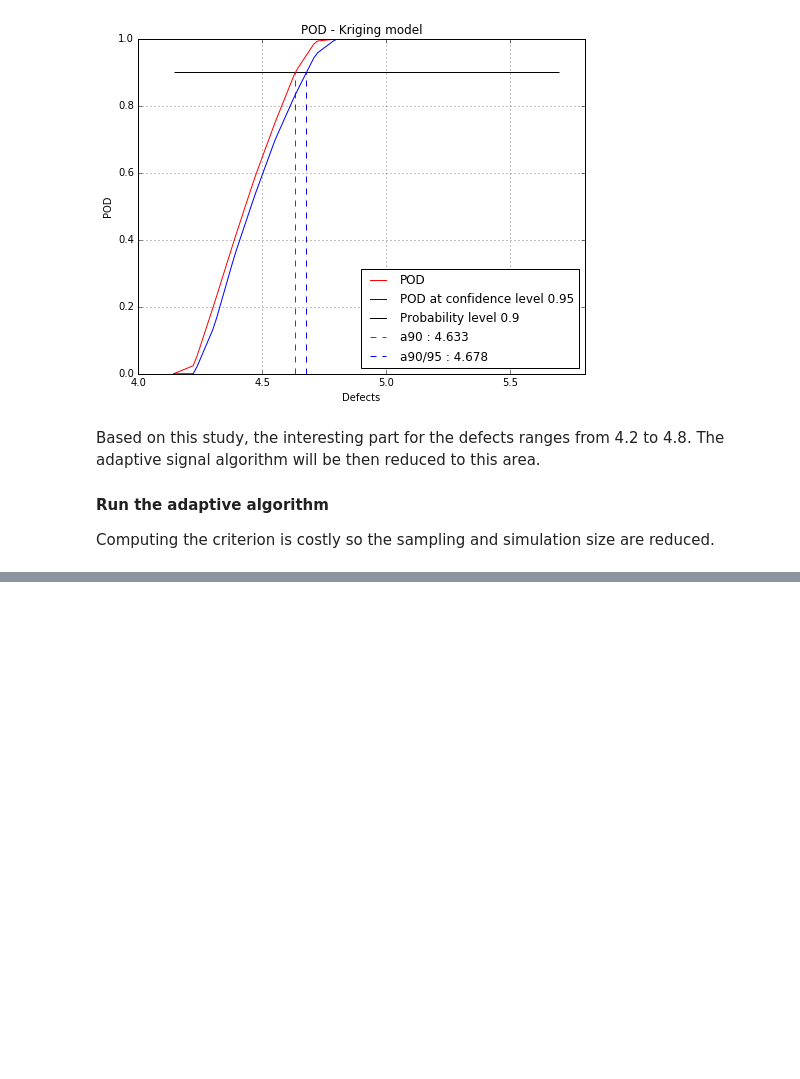
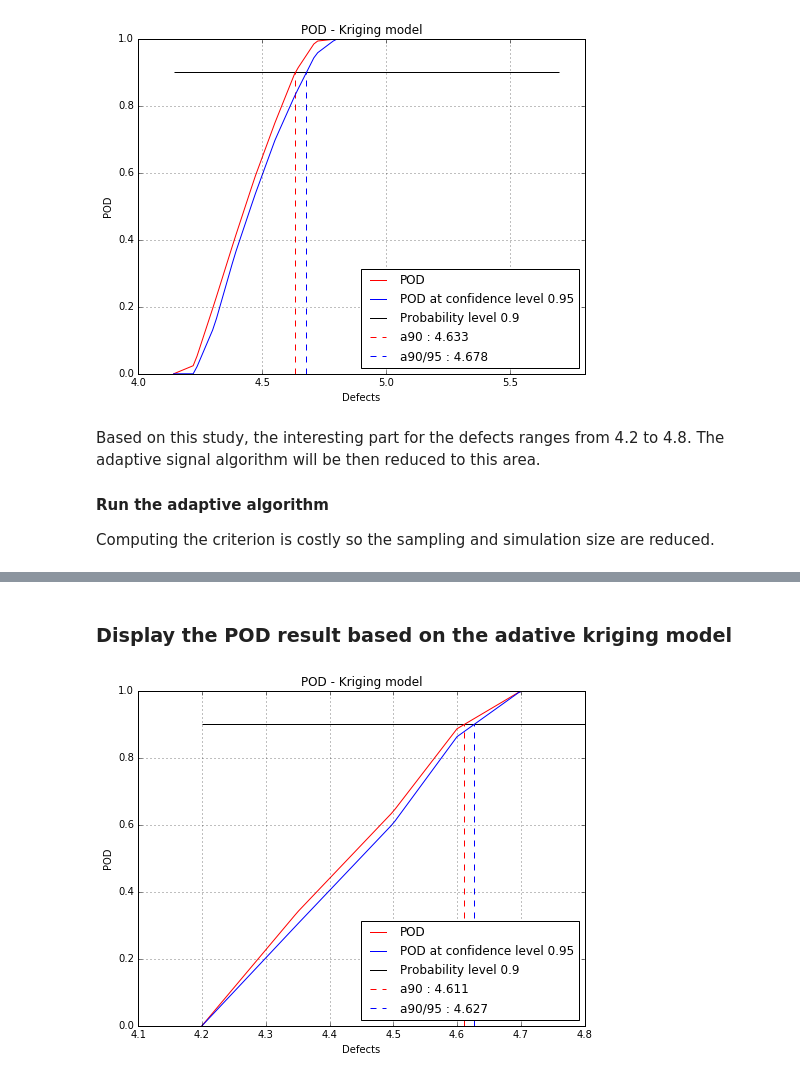
Before and after one commit to openturns/otpod, a Jupyter notebook: doc/source/examples/AdaptiveSignalPOD.ipynb, the cells around one changed output, grey strips where cells are left out. Saved outputs shown, nothing was run; the diff lists cells and outputs as text; code cells hidden in the pictures; blank space fills up the shorter version.

```diff
--- a/doc/source/examples/AdaptiveSignalPOD.ipynb
+++ b/doc/source/examples/AdaptiveSignalPOD.ipynb
@@ -154,0 +166,7 @@ Wall time: 44min 9s
+# %% [markdown]
+### Display the POD result based on the adative kriging model
+# %%
+fig, ax = adaptivePOD.drawPOD(0.9, 0.95)
+fig.show()
+# %% [output]
+[figure, added]
```
Also changed, not shown: parts of 7 cells of this notebook, 2 other files.
